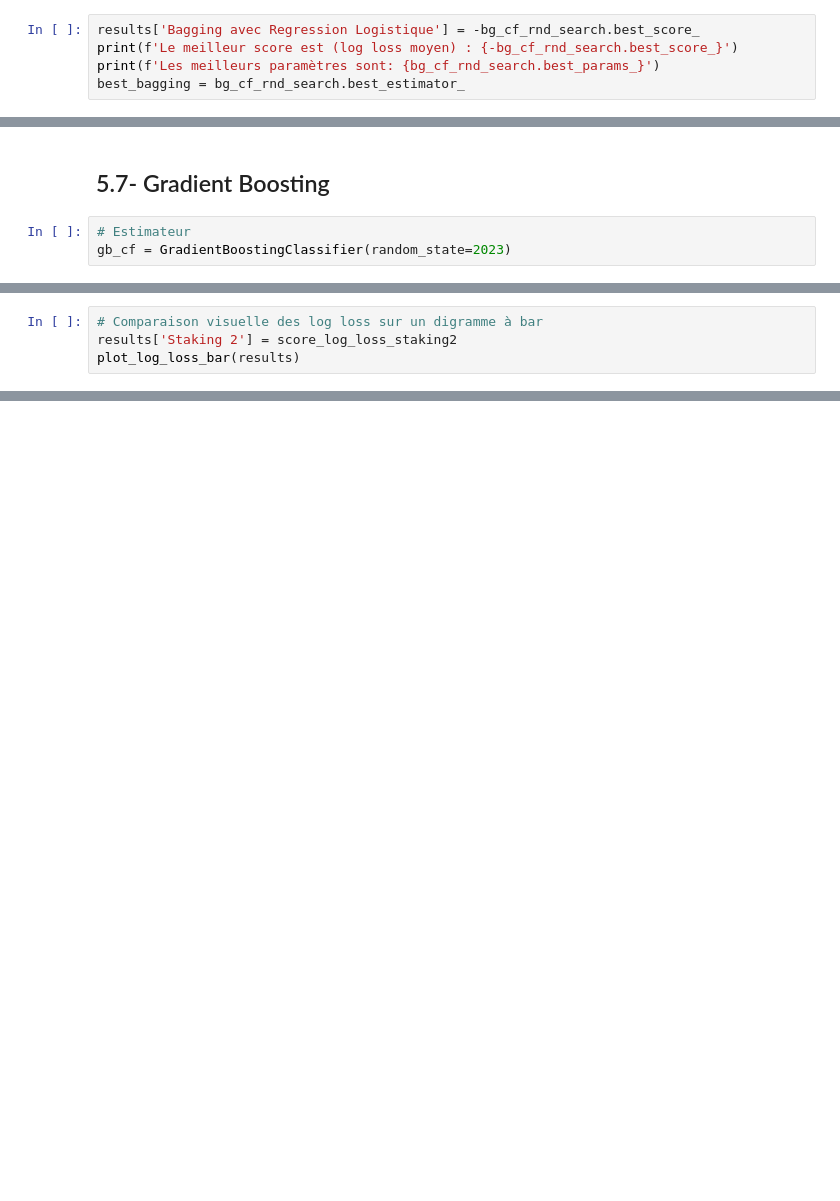
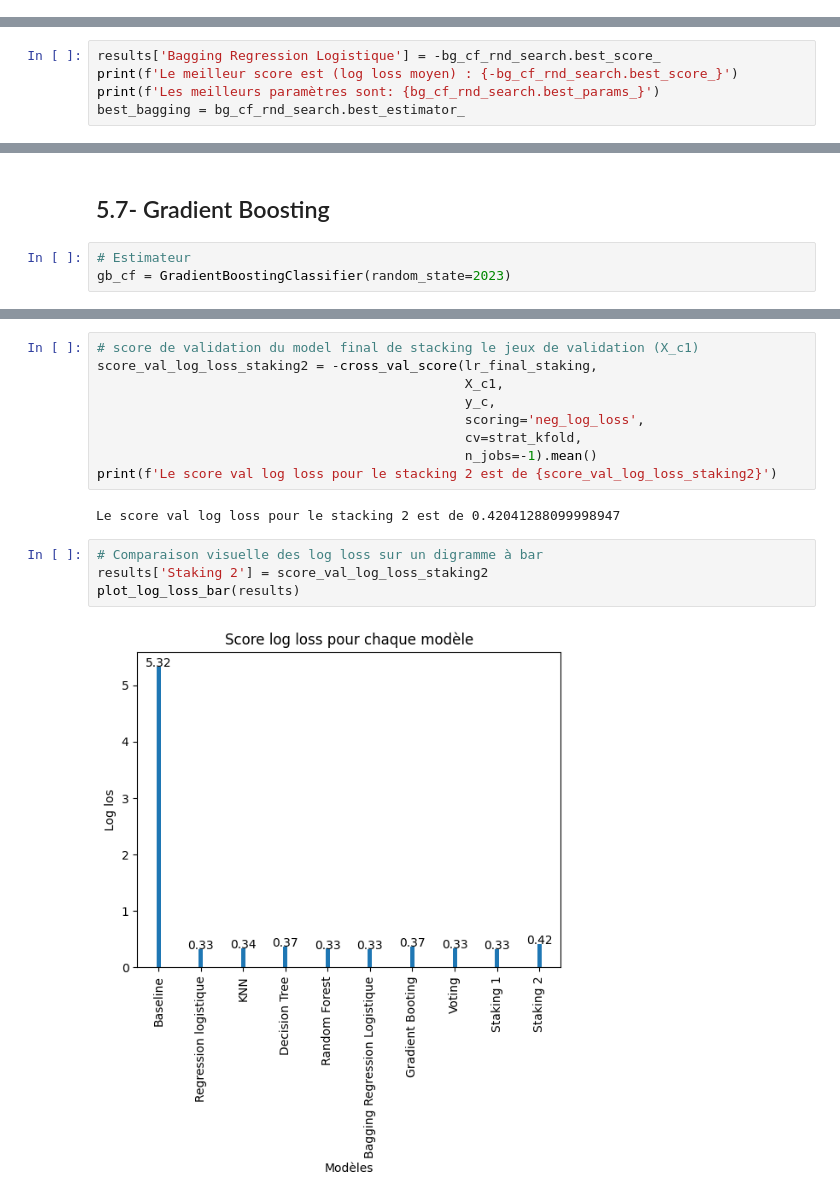
Before and after one commit to pascalfeutseu/420-A52-SF-gr-10084, a Jupyter notebook: nbs/Projet#2/Projet#2.ipynb, the cells around one changed output, grey strips where cells are left out. Cells and saved outputs as stored; diff of their text form; blank space fills up the shorter version.

```diff
--- a/nbs/Projet#2/Projet#2.ipynb
+++ b/nbs/Projet#2/Projet#2.ipynb
@@ -444,5 +402,0 @@ RandomizedSearchCV(cv=5,
-# %%
-results['Bagging avec Regression Logistique'] = -bg_cf_rnd_search.best_score_
-print(f'Le meilleur score est (log loss moyen) : {-bg_cf_rnd_search.best_score_}')
-print(f'Les meilleurs paramètres sont: {bg_cf_rnd_search.best_params_}')
-best_bagging = bg_cf_rnd_search.best_estimator_
@@ -458,0 +444,5 @@ plot_log_loss_bar(results)
+# %%
+results['Bagging Regression Logistique'] = -bg_cf_rnd_search.best_score_
+print(f'Le meilleur score est (log loss moyen) : {-bg_cf_rnd_search.best_score_}')
+print(f'Les meilleurs paramètres sont: {bg_cf_rnd_search.best_params_}')
+best_bagging = bg_cf_rnd_search.best_estimator_
@@ -670,4 +463,0 @@ Le score val log loss pour le stacking 1 est de 0.42041288099998947
-# %%
-# Comparaison visuelle des log loss sur un digramme à bar
-results['Staking 2'] = score_log_loss_staking2
-plot_log_loss_bar(results)
@@ -686,0 +669,17 @@ Score final test : 0.3352428373111055
+# %%
+# score de validation du model final de stacking le jeux de validation (X_c1)
+score_val_log_loss_staking2 = -cross_val_score(lr_final_staking,
+                                               X_c1,
+                                               y_c,
+                                               scoring='neg_log_loss',
+                                               cv=strat_kfold,
+                                               n_jobs=-1).mean()
+print(f'Le score val log loss pour le stacking 2 est de {score_val_log_loss_staking2}')
+# %% [output]
+Le score val log loss pour le stacking 2 est de 0.42041288099998947
+# %%
+# Comparaison visuelle des log loss sur un digramme à bar
+results['Staking 2'] = score_val_log_loss_staking2
+plot_log_loss_bar(results)
+# %% [output]
+[figure, added]
```
Also changed, not shown: parts of 95 cells of this notebook.
